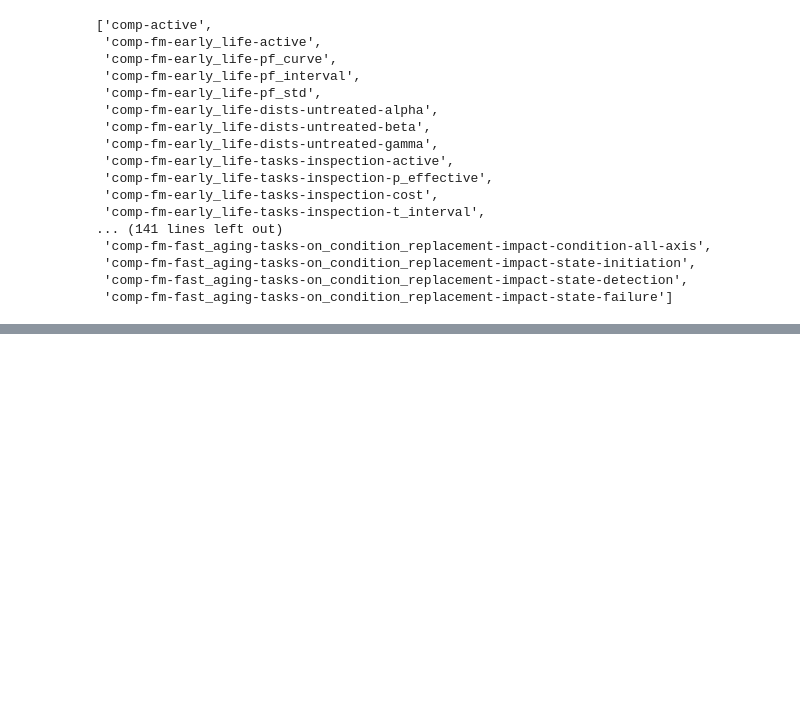
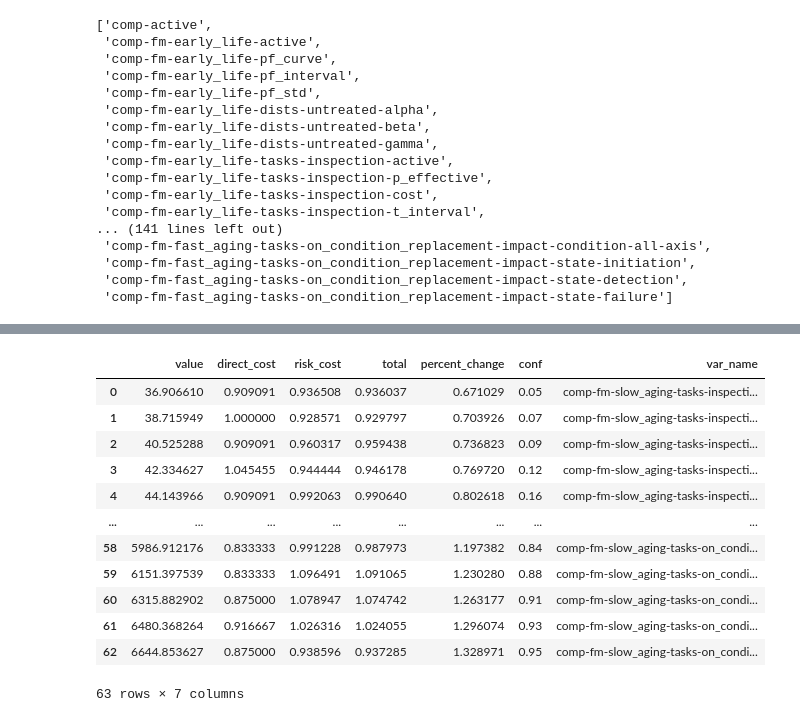
Before and after one commit to gavintreseder/pof, a Jupyter notebook: notebooks/component.ipynb, the cells around one changed output, grey strips where cells are left out. Drawn from its saved outputs; the diff is of its cells as text; code cells hidden in the pictures; blank space fills up the shorter version.

```diff
--- a/notebooks/component.ipynb
+++ b/notebooks/component.ipynb
@@ -1002,0 +1046,17 @@ df_all
+# %%
+df_section = df_all[df_all['var_name'].str.contains('cost')]
+df_section
+# %% [output]
+|  | value | direct_cost | risk_cost | total | percent_change | conf | var_name |
+| 0 | 36.906610 | 0.909091 | 0.936508 | 0.936037 | 0.671029 | 0.05 | comp-fm-slow_aging-tasks-inspecti... |
+| 1 | 38.715949 | 1.000000 | 0.928571 | 0.929797 | 0.703926 | 0.07 | comp-fm-slow_aging-tasks-inspecti... |
+| 2 | 40.525288 | 0.909091 | 0.960317 | 0.959438 | 0.736823 | 0.09 | comp-fm-slow_aging-tasks-inspecti... |
+| 3 | 42.334627 | 1.045455 | 0.944444 | 0.946178 | 0.769720 | 0.12 | comp-fm-slow_aging-tasks-inspecti... |
+| 4 | 44.143966 | 0.909091 | 0.992063 | 0.990640 | 0.802618 | 0.16 | comp-fm-slow_aging-tasks-inspecti... |
+| ... | ... | ... | ... | ... | ... | ... | ... |
+| 58 | 5986.912176 | 0.833333 | 0.991228 | 0.987973 | 1.197382 | 0.84 | comp-fm-slow_aging-tasks-on_condi... |
+| 59 | 6151.397539 | 0.833333 | 1.096491 | 1.091065 | 1.230280 | 0.88 | comp-fm-slow_aging-tasks-on_condi... |
+| 60 | 6315.882902 | 0.875000 | 1.078947 | 1.074742 | 1.263177 | 0.91 | comp-fm-slow_aging-tasks-on_condi... |
+| 61 | 6480.368264 | 0.916667 | 1.026316 | 1.024055 | 1.296074 | 0.93 | comp-fm-slow_aging-tasks-on_condi... |
+| 62 | 6644.853627 | 0.875000 | 0.938596 | 0.937285 | 1.328971 | 0.95 | comp-fm-slow_aging-tasks-on_condi... |
+63 rows × 7 columns
```
Also changed, not shown: parts of 10 cells of this notebook, 1 other file.
